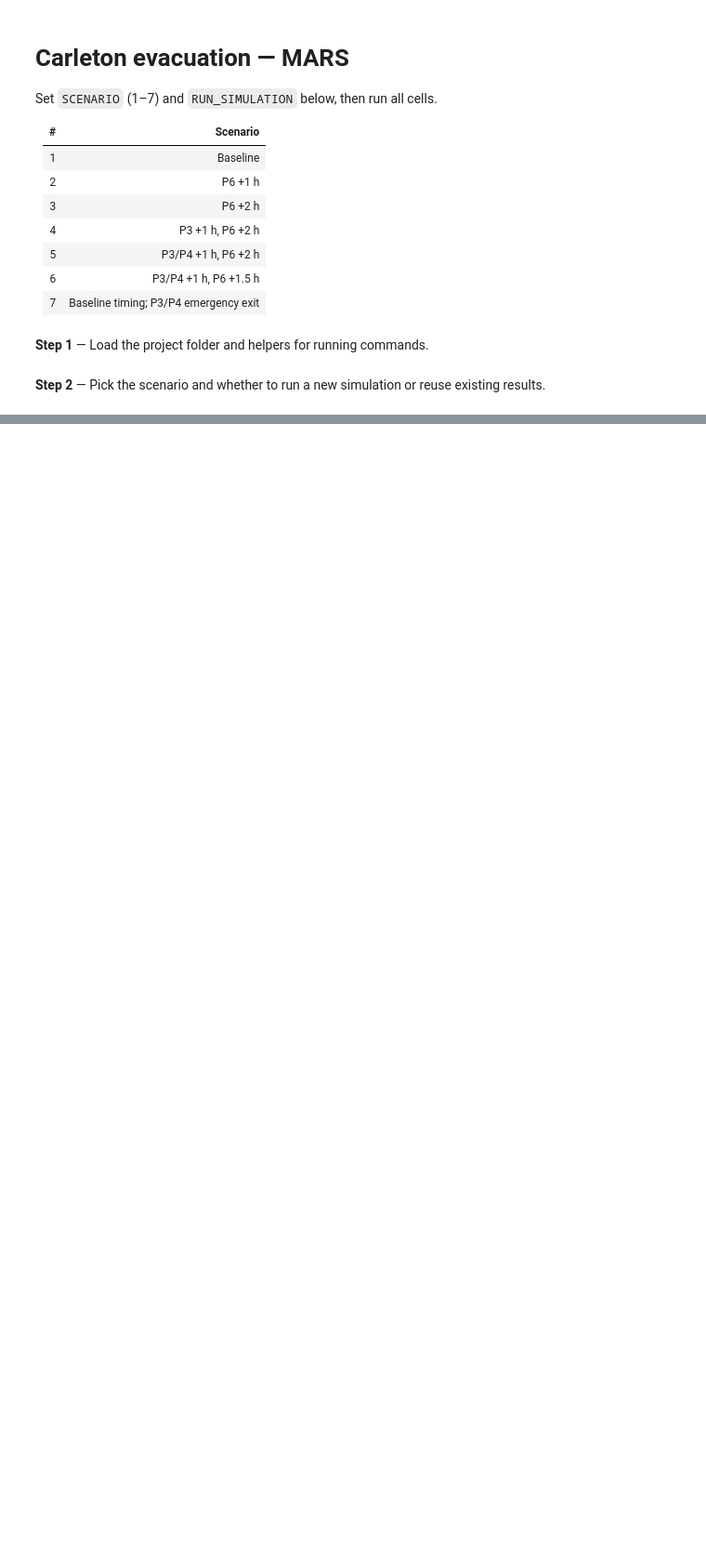
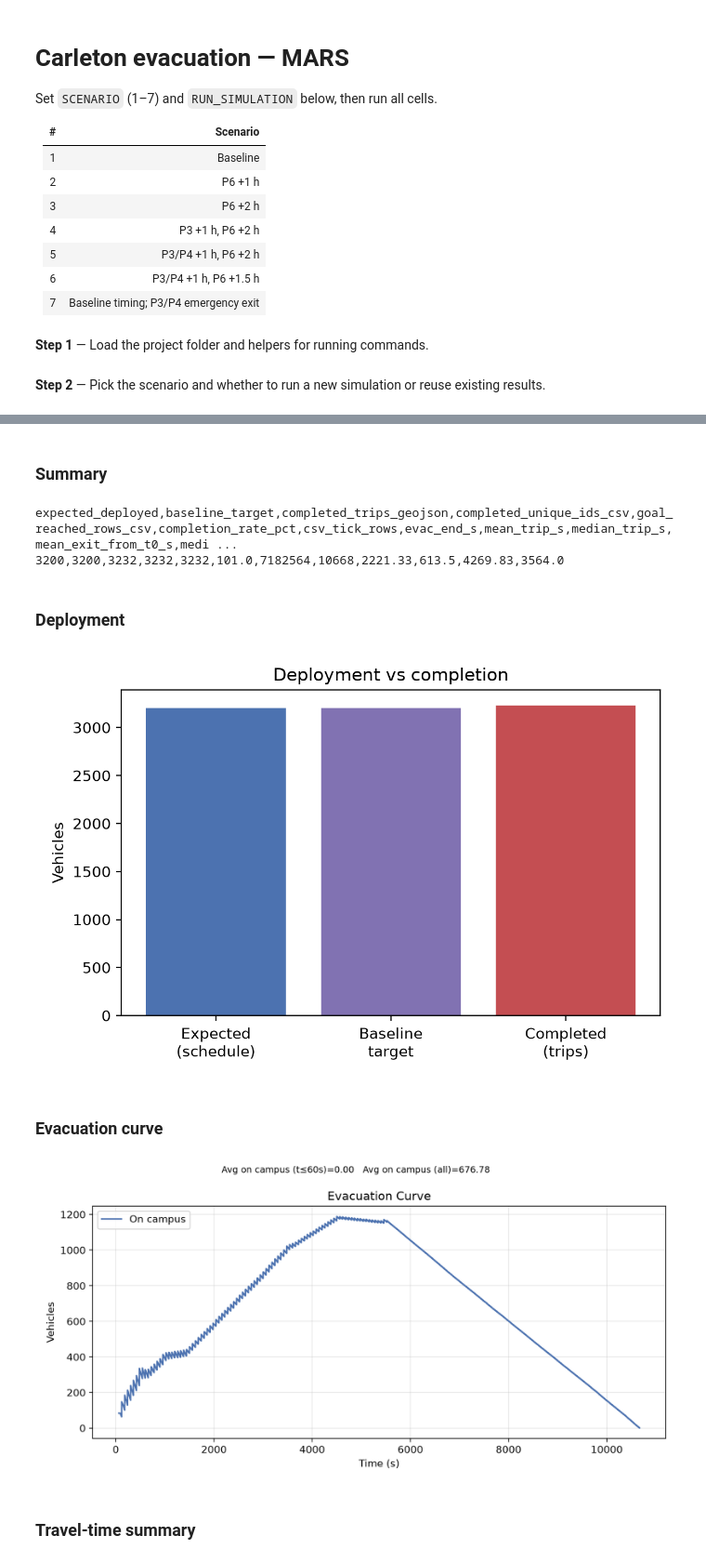
Before and after one commit to MARS-Group-HAW/model-soh, a Jupyter notebook: CarletonDrivingBox/analyze_scenario.ipynb, the cells around one changed output, grey strips where cells are left out. Shown at 93% size. Saved outputs shown, nothing was run; the diff lists cells and outputs as text; code cells hidden in the pictures; blank space fills up the shorter version.

Commit message:
Updated Jupyter Notebook to incorporate new graphs

```diff
--- a/CarletonDrivingBox/analyze_scenario.ipynb
+++ b/CarletonDrivingBox/analyze_scenario.ipynb
@@ -68,9 +91,9 @@ assert (ROOT / PROJECT).is_file(), f"Open this notebook from {ROOT.name}/"
 **Step 2** — Pick the scenario and whether to run a new simulation or reuse existing results.
 # %%
 SCENARIO = 7
-RUN_SIMULATION = False
+RUN_SIMULATION = True
 BUILD_FIRST = True
-RUN_HEATMAP = True
+RUN_HEATMAP = False
 
 SID = f"{SCENARIO:02d}"
 CONFIG = CONFIGS / f"config_scenario_{SID}.json"
@@ -115,9 +167,15 @@ if summary_csv.is_file():
 for name, title in {
     "summary.png": "### Deployment",
     "evac_curve.png": "### Evacuation curve",
+    "trip_time_stats.png": "### Travel-time summary",
+    "trip_time_hist.png": "### Travel-time distribution",
+    "clearance_by_lot.png": "### Clearance by lot",
     "heatmap_matrix.png": "### Heatmap",
 }.items():
     path = OUT_DIR / name
     if path.is_file():
         display(Markdown(title))
         display(Image(filename=str(path)))
+    else:
+        print(f"Missing chart: {name}")
+# %% [output]
@@ -123,0 +183,8 @@ for name, title in {
+### Summary
+expected_deployed,baseline_target,completed_trips_geojson,completed_unique_ids_csv,goal_reached_rows_csv,completion_rate_pct,csv_tick_rows,evac_end_s,mean_trip_s,median_trip_s,mean_exit_from_t0_s,medi ...
+3200,3200,3232,3232,3232,101.0,7182564,10668,2221.33,613.5,4269.83,3564.0
+### Deployment
+[figure, added]
+### Evacuation curve
+[figure, added]
+### Travel-time summary
```
Also changed, not shown: parts of 6 cells of this notebook, 1 other file.
